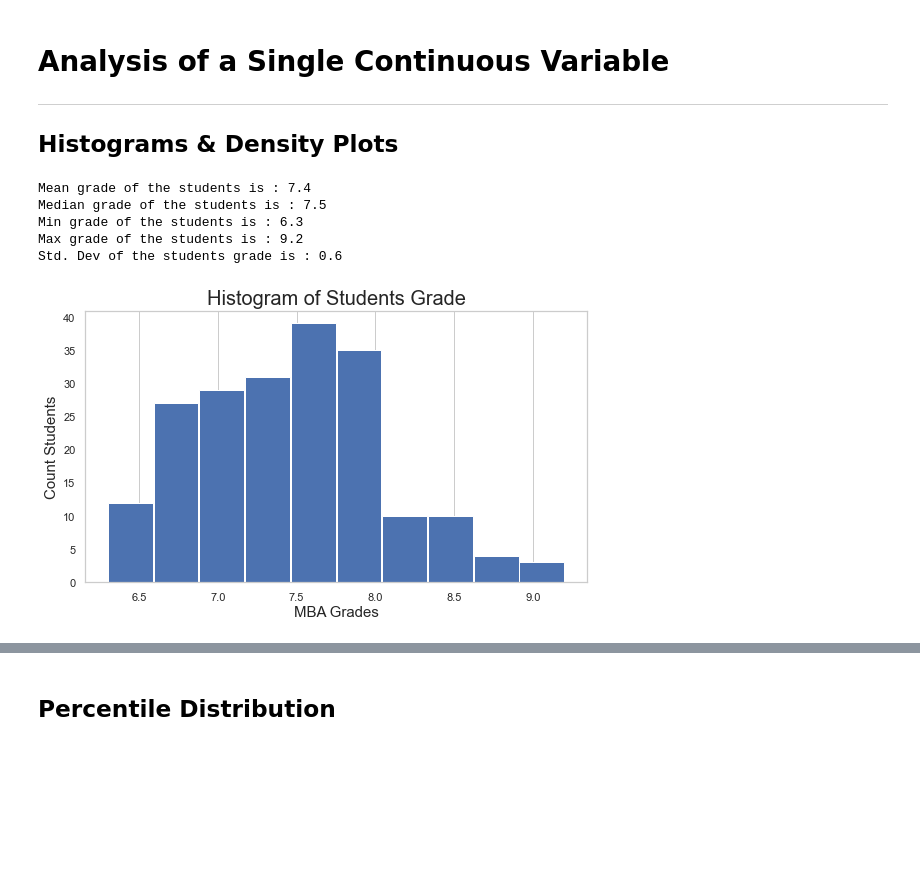
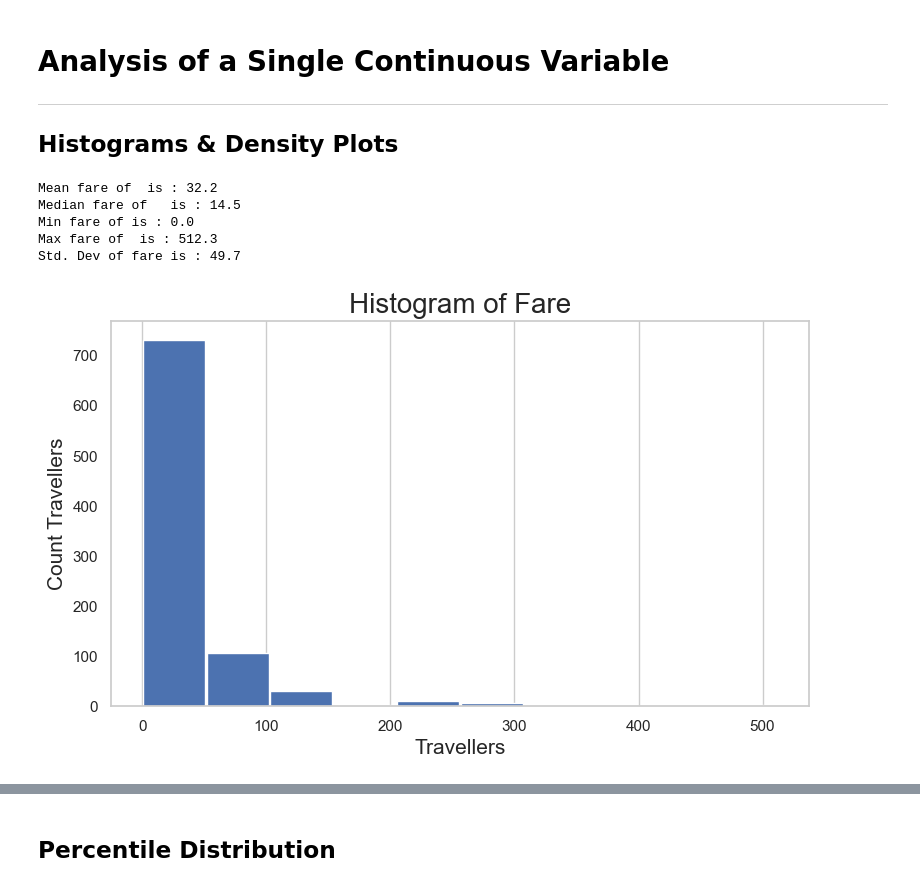
Before and after one commit to ashishpal2702/DataScience-Bootcamp, a Jupyter notebook: Python DS/Analysis_of_Single_Variable_AV.ipynb, the cells around one changed output, grey strips where cells are left out. Cells and saved outputs as stored; diff of their text form; code cells hidden in the pictures; blank space fills up the shorter version.

```diff
--- a/Python DS/Analysis_of_Single_Variable_AV.ipynb
+++ b/Python DS/Analysis_of_Single_Variable_AV.ipynb
@@ -122,23 +133,0 @@ Name: grad_degree, dtype: int64
-# %%
-def fn_grad_deg_recat(x):
-    x = x.upper()
-    if ("B.COM" in x
-        or "B.A.F" in x
-       ):
-        return "B.Com / B.A.F"
-    elif ("B.E" in x
-          or "B.TECH" in x
-          or x == "BACHELOR IN ENGINEERING"
-          or x == "BACHELOR IN COMPUTER APPLICATION"
-         ):
-        return "B.E / B.Tech"
-    elif "B.M.S" in x:
-        return "B.M.S"
-    elif "B.SC" in x:
-        return "B.Sc"
-    elif ("B.BA" in x
-           or "B.B.A" in x
-         ):
-        return "B.B.A"
-    else:
-        return "Other Specializations"
@@ -145,7 +141,13 @@ def fn_grad_deg_recat(x):
+# %%
+# Age Category
+def fn_grad_deg_recat(x):
+    ## To Do
+
+        return
 # %%
-mba_df['grad_deg_recat'] = mba_df['grad_degree'].map(fn_grad_deg_recat)
-freq_grad_deg = mba_df['grad_deg_recat'].value_counts().to_frame()
+df['age_category'] = df['Age'].map(fn_grad_deg_recat)
+freq_grad_deg = df['age_category'].value_counts().to_frame()
 freq_grad_deg.reset_index(inplace=True) # reset index
-freq_grad_deg.columns = [   "Graduation Degree"   , 'Cnt_Students'] # rename columns
-freq_grad_deg["Pct_Students"] = freq_grad_deg['Cnt_Students'] / sum(freq_grad_deg['Cnt_Students'])
+freq_grad_deg.columns = [   "Age category"   , 'Cnt_people'] # rename columns
+freq_grad_deg["Pct_People"] = freq_grad_deg['Cnt_people'] / sum(freq_grad_deg['Cnt_people'])
 freq_grad_deg
@@ -170,24 +166,24 @@ grades_std = round(np.std(mba_df["mba_grades"]),1)
 # %%
-print("Mean grade of the students is :" , grades_mean)
-print("Median grade of the students is :" , grades_median)
-print("Min grade of the students is :" , grades_min)
-print("Max grade of the students is :" , grades_max)
-print("Std. Dev of the students grade is :" , grades_std)
+print("Mean fare of  is :" , grades_mean)
+print("Median fare of   is :" , grades_median)
+print("Min fare of is :" , grades_min)
+print("Max fare of  is :" , grades_max)
+print("Std. Dev of fare is :" , grades_std)
 # %% [output]
-Mean grade of the students is : 7.4
-Median grade of the students is : 7.5
-Min grade of the students is : 6.3
-Max grade of the students is : 9.2
-Std. Dev of the students grade is : 0.6
+Mean fare of  is : 32.2
+Median fare of   is : 14.5
+Min fare of is : 0.0
+Max fare of  is : 512.3
+Std. Dev of fare is : 49.7
 # %%
 plt.figure(figsize=(9,5))
-plt.hist(mba_df['mba_grades'], rwidth = 0.98)
+plt.hist(df['Fare'], rwidth = 0.98)
 
-plt.title("Histogram of Students Grade", fontsize=20)
-plt.xlabel('MBA Grades', fontsize=15)
-plt.ylabel('Count Students', fontsize=15)
+plt.title("Histogram of Fare", fontsize=20)
+plt.xlabel('Travellers', fontsize=15)
+plt.ylabel('Count Travellers', fontsize=15)
 plt.grid(axis='y')
 # %% [output]
-[figure, old version]
+[figure, new version]
 # %%
 plt.figure(figsize=(9,5))
```
Also changed, not shown: parts of 26 cells of this notebook, 1 other file.
